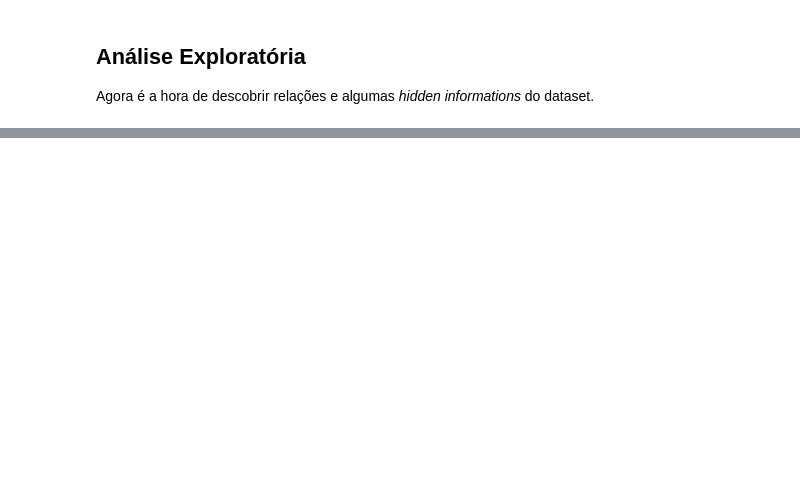
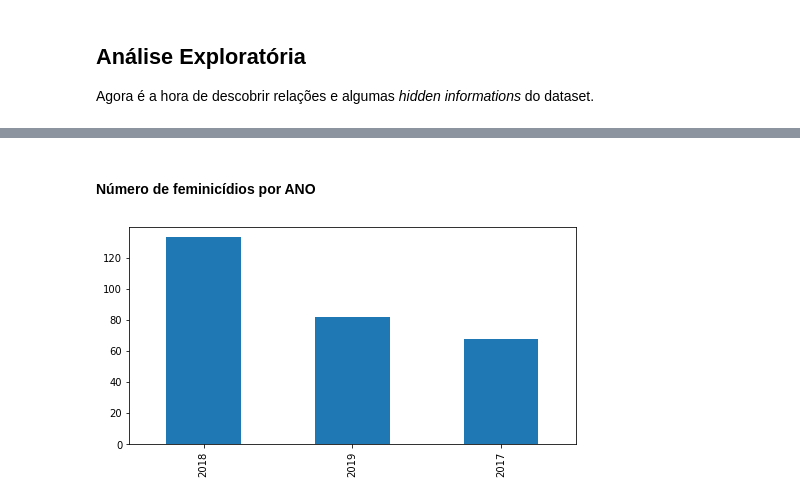
Before and after one commit to Lucas08Ben/Mineracao-de-Dados, a Jupyter notebook: Lista 1 - Análise de dados sobre feminicídio em SP/10 - Desafio.ipynb, the cells around one changed output, grey strips where cells are left out. Drawn from its saved outputs; the diff is of its cells as text; code cells hidden in the pictures; blank space fills up the shorter version.

```diff
--- a/Lista 1 - Análise de dados sobre feminicídio em SP/10 - Desafio.ipynb
+++ b/Lista 1 - Análise de dados sobre feminicídio em SP/10 - Desafio.ipynb
@@ -206,0 +187,6 @@ TypeError: can only concatenate str (not "float") to str
+# %% [markdown]
+#### Número de feminicídios por ANO
+# %%
+dfNumBo['ANO_BO'].value_counts().plot(kind='bar', figsize=(8, 4));
+# %% [output]
+[figure, added]
```
Also changed, not shown: parts of 12 cells of this notebook.
